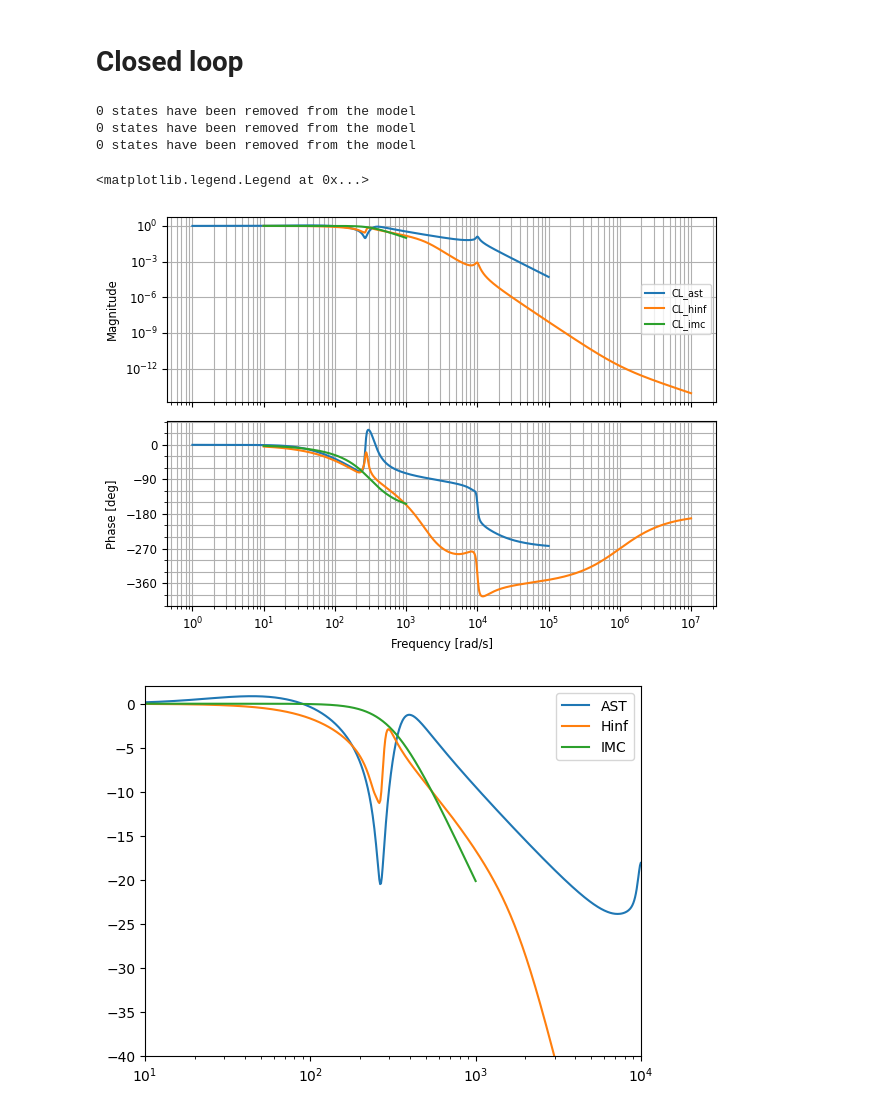
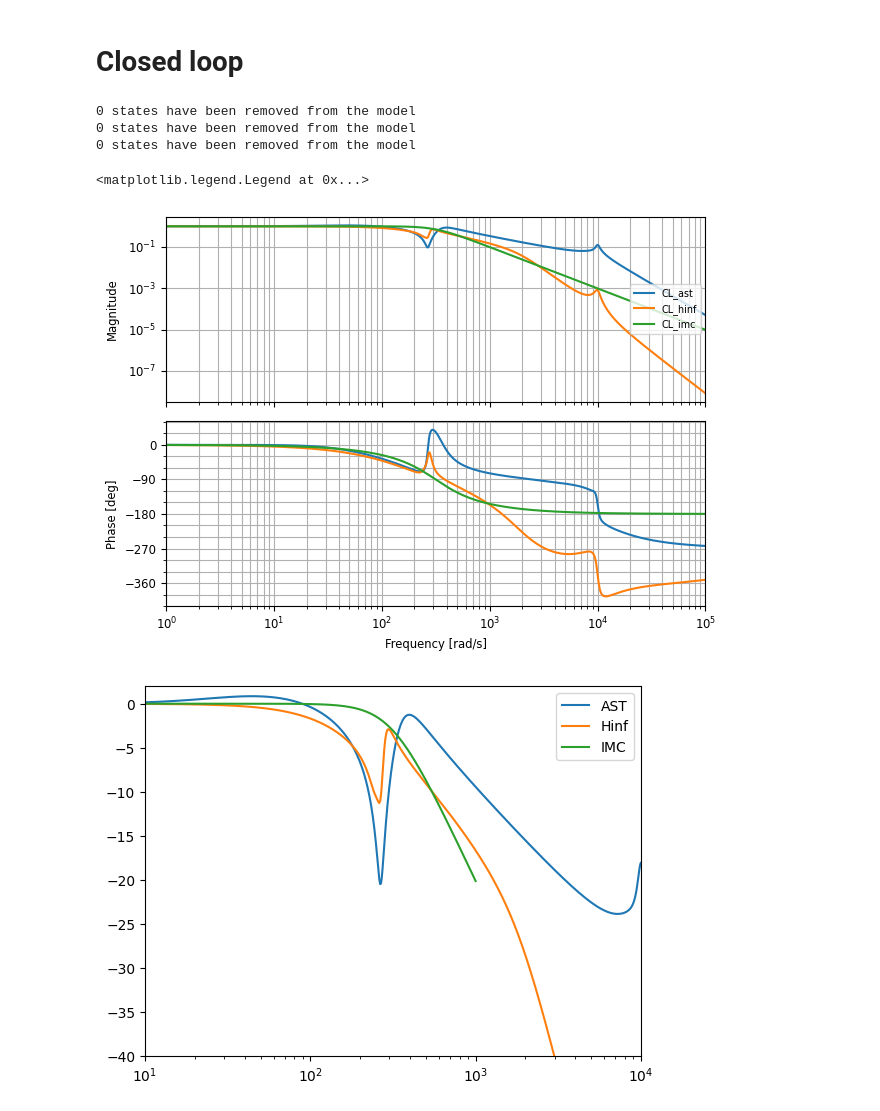
Before and after one commit to eliasrhoden/Sinumerik-Ctrl, a Jupyter notebook: ctrl_compare.ipynb, the cells around one changed output. Cells and saved outputs as stored; diff of their text form; code cells hidden in the pictures.

```diff
--- a/ctrl_compare.ipynb
+++ b/ctrl_compare.ipynb
@@ -235,35 +267,38 @@ T_rob_imc_peak: 0.4403516884028005
 # %%
 
 CL_ast = ctrl.feedback(L)
 CL_ast = ctrl.minreal(CL_ast)
 CL_ast.name = 'CL_ast'
 
 CL_hinf = ctrl.feedback(Lh)
 CL_hinf = ctrl.minreal(CL_hinf)
 CL_hinf.name = 'CL_hinf'
 
 CL_imc = ctrl.feedback(L_imc)
 CL_imc = ctrl.minreal(CL_imc)
 CL_imc.name = 'CL_imc'
 
-ctrl.bode(CL_ast)
-ctrl.bode(CL_hinf)
-ctrl.bode(CL_imc)
+omega_lim = (1,1e5)
 
+ctrl.bode(CL_ast,omega_limits=omega_lim)
+ctrl.bode(CL_hinf,omega_limits=omega_lim)
+ctrl.bode(CL_imc,omega_limits=omega_lim)
+
+save_fig('closed_loop')
 
 plt.figure()
 plot_mag(CL_ast)
 plot_mag(CL_hinf,)
 plot_mag(CL_imc)
 plt.xlim([10,1e4])
 plt.ylim([-40,2])
 plt.legend(['AST','Hinf','IMC'])
 # %% [output]
 0 states have been removed from the model
 0 states have been removed from the model
 0 states have been removed from the model
 <matplotlib.legend.Legend at 0x...>
-[figure, old version]
+[figure, new version]
 [figure]
 # %%
 
```
Also changed, not shown: parts of 5 cells of this notebook, 21 other files.
